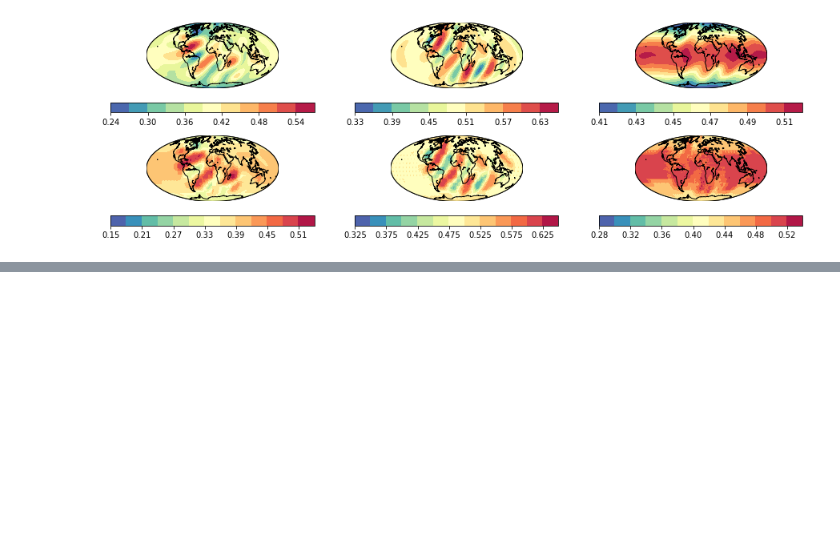
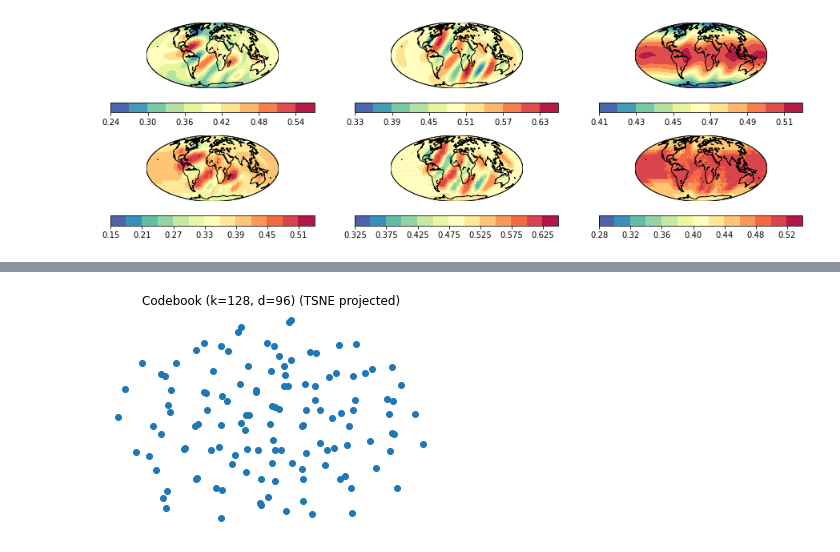
Before and after one commit to yezy17/DIDA_VQ-VAE, a Jupyter notebook: VQVAE_withPixelCNN.ipynb, the cells around one changed output, grey strips where cells are left out. Drawn from its saved outputs; the diff is of its cells as text; code cells hidden in the pictures; blank space fills up the shorter version.

```diff
--- a/VQVAE_withPixelCNN.ipynb
+++ b/VQVAE_withPixelCNN.ipynb
@@ -369,0 +391,10 @@ The dedent function was deprecated in Matplotlib 3.1 and will be removed in 3.3.
+# %%
+from sklearn.manifold import TSNE
+codebook = get_vq_vae_codebook()
+codebook = TSNE(2).fit_transform(codebook)
+plt.title("Codebook (k={}, d={}) (TSNE projected)".format(NUM_LATENT_K, NUM_LATENT_D))
+plt.scatter(codebook[:, 0], codebook[:, 1])
+plt.axis('off')
+plt.show()
+# %% [output]
+[figure, added]
```
Also changed, not shown: parts of 6 cells of this notebook.
